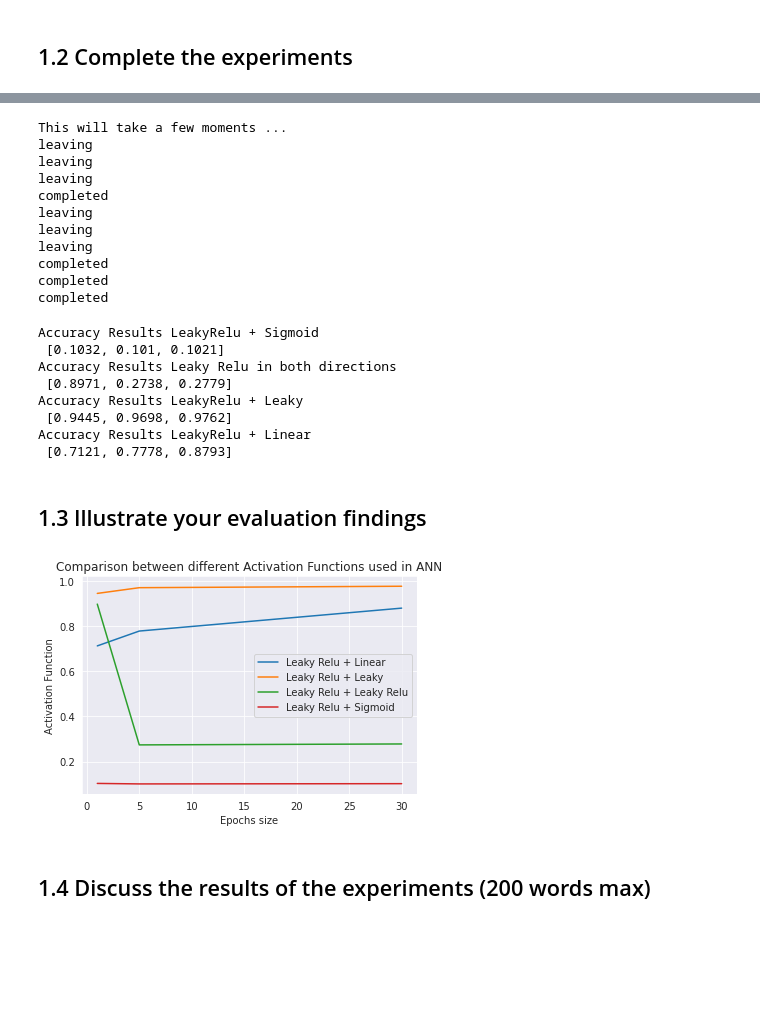
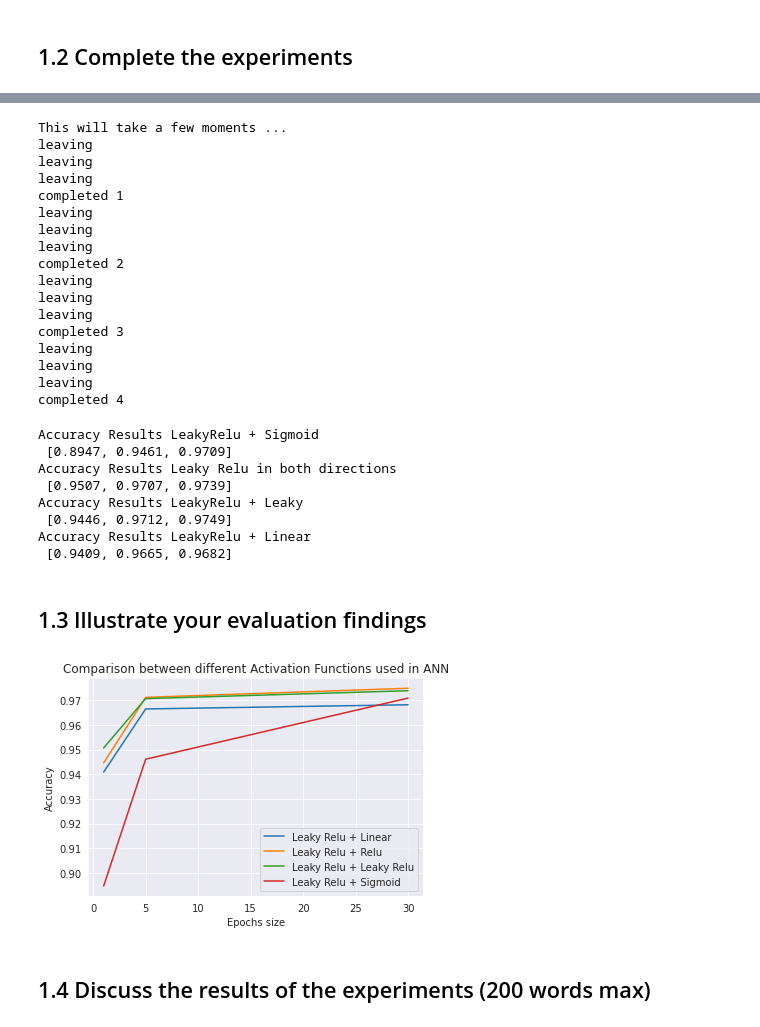
Before and after one commit to simonka0808/AdaptiveSolutionsCorrectCode, a Jupyter notebook: 2022_CM4107_CW_1_Template.ipynb, the cells around one changed output, grey strips where cells are left out. Cells and saved outputs as stored; diff of their text form; code cells hidden in the pictures; blank space fills up the shorter version.

```diff
--- a/2022_CM4107_CW_1_Template.ipynb
+++ b/2022_CM4107_CW_1_Template.ipynb
@@ -148,7 +148,7 @@ class Activation_LeakyReLU:
 class Activation_Linear:
     def forward(self, inputs, m=1, c=0):
        # TODO: # linear equation where m and c can be set
-       return m*inputs + c
+       return (m*inputs) + c
 
 
     def backward(self, inputs, m=1, c=0):
@@ -396,5 +419,7 @@ class ANN():
 # %%
 print("This will take a few moments ...")
+
+
 ann_relu_sigmoid_list = []
 train_results_relu_sigmoid_list = []
 
@@ -411,19 +436,22 @@ batch_sizes = 20
 lr=0.3
 # epochs_sizes = [1,5,15,20,30]
 epochs_sizes = [1,5,30]
+
 act1 = Activation_ReLU()
 act2 = Activation_Sigmoid()
 act3 = Activation_LeakyReLU()
 act4 = Activation_Linear()
+
 sgd = Optimizer_SGD()
 
+#Leaky Relu + Sigmoid
 for epochs in epochs_sizes:
     # configure the layers
     hidden_layer = Layer_Dense(784,200)
     output_layer = Layer_Dense(200,10)
 
     # create an ANN model
-    ann_relu_sigmoid = ANN(output_layer, act3, hidden_layer, act2, sgd, batch_sizes)
+    ann_relu_sigmoid = ANN(output_layer, act2, hidden_layer, act3, sgd, batch_sizes)
 
     train_performance = ann_relu_sigmoid.train(X_train, y_train, epochs, sgd, lr)
 
@@ -432,15 +460,17 @@ for epochs in epochs_sizes:
     ann_relu_sigmoid_list.append(ann_relu_sigmoid)
     print("leaving")
 
-print('completed')
+print('completed 1')
 
+
+#Leaky Relu + Relu
 for epochs in epochs_sizes:
     # configure the layers
     hidden_layer = Layer_Dense(784,200)
     output_layer = Layer_Dense(200,10)
 
     # create an ANN model
-    ann_relu_relu = ANN(output_layer, act3, hidden_layer, act1, sgd, batch_sizes)
+    ann_relu_relu = ANN(output_layer, act1, hidden_layer, act3, sgd, batch_sizes)
 
     train_performance = ann_relu_relu.train(X_train, y_train, epochs, sgd, lr)
 
@@ -448,9 +478,10 @@ for epochs in epochs_sizes:
 
     ann_relu_relu_list.append(ann_relu_relu)
     print("leaving")
-print('completed')
+print('completed 2')
 
 
+#Leaky Relu + Leaky Relu
 for epochs in epochs_sizes:
     # configure the layers
     hidden_layer = Layer_Dense(784,200)
@@ -464,36 +495,50 @@ for epochs in epochs_sizes:
     train_results_relu_leaky_list.append(train_performance)
 
     ann_relu_leaky_list.append(ann_relu_leaky)
-print('completed')
+    print("leaving")
 
+print('completed 3')
+
+
+#Leaky Relu + Linear
 for epochs in epochs_sizes:
     # configure the layers
     hidden_layer = Layer_Dense(784,200)
     output_layer = Layer_Dense(200,10)
 
     # create an ANN model
-    ann_relu_linear = ANN(output_layer, act3, hidden_layer, act4, sgd, batch_sizes)
+    ann_relu_linear = ANN(output_layer, act4, hidden_layer, act3, sgd, batch_sizes)
 
     train_performance = ann_relu_linear.train(X_train, y_train, epochs, sgd, lr)
 
     train_results_relu_linear_list.append(train_performance)
 
     ann_relu_linear_list.append(ann_relu_linear)
-print('completed')
+    print("leaving")
+
+print('completed 4')
 # %% [output]
 This will take a few moments ...
 leaving
 leaving
 leaving
-completed
+completed 1
 leaving
 leaving
 leaving
-completed
-completed
-completed
+completed 2
+leaving
+leaving
+leaving
+completed 3
+leaving
+leaving
+leaving
+completed 4
 # %%
 #iterate through each model and accumulate number of correct predictions
+
+
 test_results_leaky_sigmoid_list = []
 
 for model in ann_relu_sigmoid_list:
@@ -545,29 +590,29 @@ pass
 print ("Accuracy Results LeakyRelu + Linear \n {}".format(test_results_relu_linear_list))
 # %% [output]
 Accuracy Results LeakyRelu + Sigmoid
- [0.1032, 0.101, 0.1021]
+ [0.8947, 0.9461, 0.9709]
 Accuracy Results Leaky Relu in both directions
- [0.8971, 0.2738, 0.2779]
+ [0.9507, 0.9707, 0.9739]
 Accuracy Results LeakyRelu + Leaky
- [0.9445, 0.9698, 0.9762]
+ [0.9446, 0.9712, 0.9749]
 Accuracy Results LeakyRelu + Linear
- [0.7121, 0.7778, 0.8793]
+ [0.9409, 0.9665, 0.9682]
 # %% [markdown]
 ## 1.3 lllustrate your evaluation findings
 # %%
 
 plt.xlabel("Epochs size")
-plt.ylabel("Activation Function")
+plt.ylabel("Accuracy")
 plt.title("Comparison between different Activation Functions used in ANN")
 plt.plot(epochs_sizes, test_results_relu_linear_list, label = "Leaky Relu + Linear")
-plt.plot(epochs_sizes, test_results_relu_leaky_list, label = "Leaky Relu + Leaky ")
+plt.plot(epochs_sizes, test_results_relu_leaky_list, label = "Leaky Relu + Relu ")
 plt.plot(epochs_sizes, test_results_relu_relu_list, label = "Leaky Relu + Leaky Relu")
 plt.plot(epochs_sizes, test_results_leaky_sigmoid_list, label = "Leaky Relu + Sigmoid")
 
 plt.legend()
 plt.show()
 # %% [output]
-[figure, old version]
+[figure, new version]
 # %%
 # TODO: ASSIGN THE OPTIMAL ACTIVATION FUNCTION TO THIS GLOBAL VARIABLE
 BEST_act1 = ACTIVATION_NAME() #FILL THIS WITH THE OPTIMAL ACTIVATION FUNCTION YOU FOUND OUT
```
Also changed, not shown: parts of 9 cells of this notebook.
